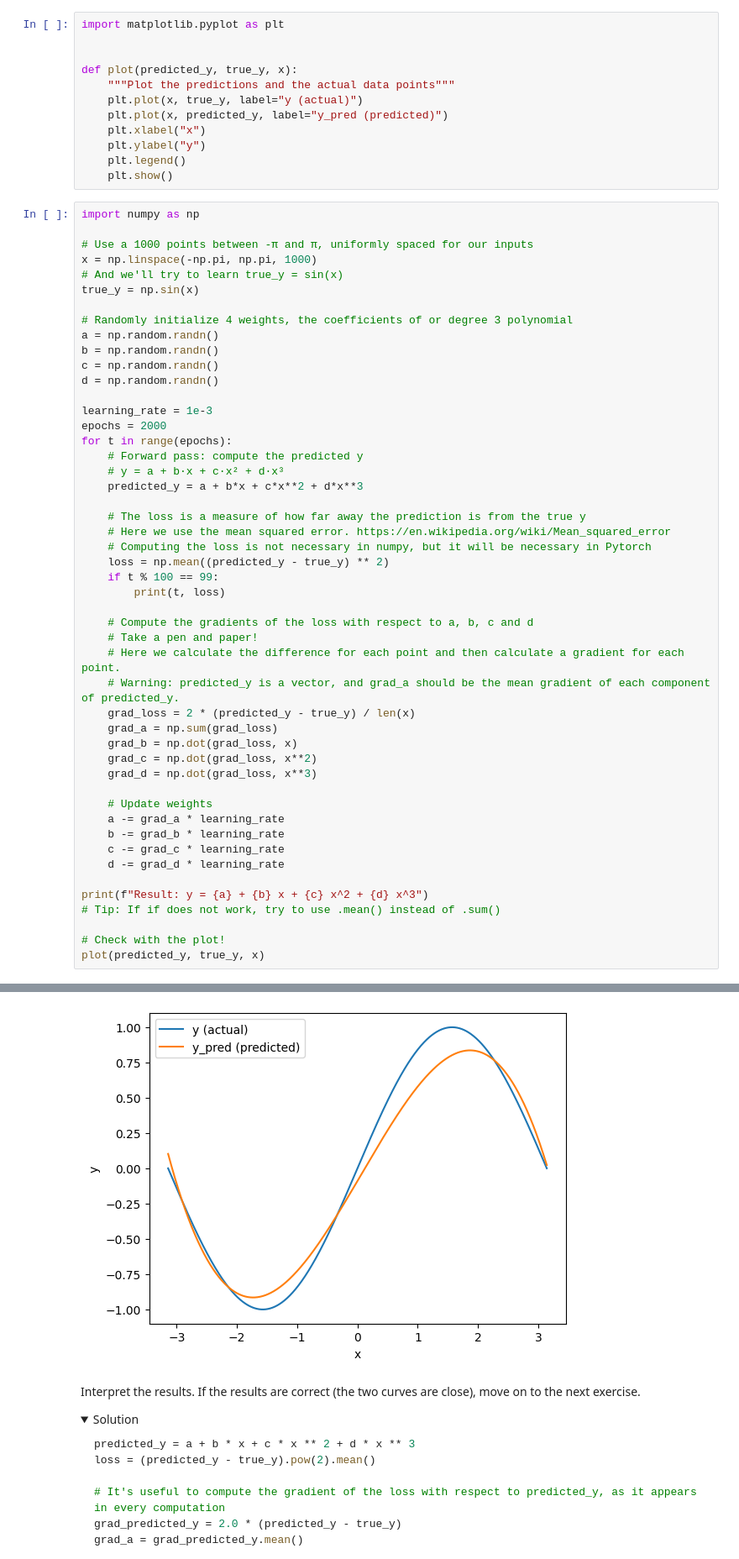
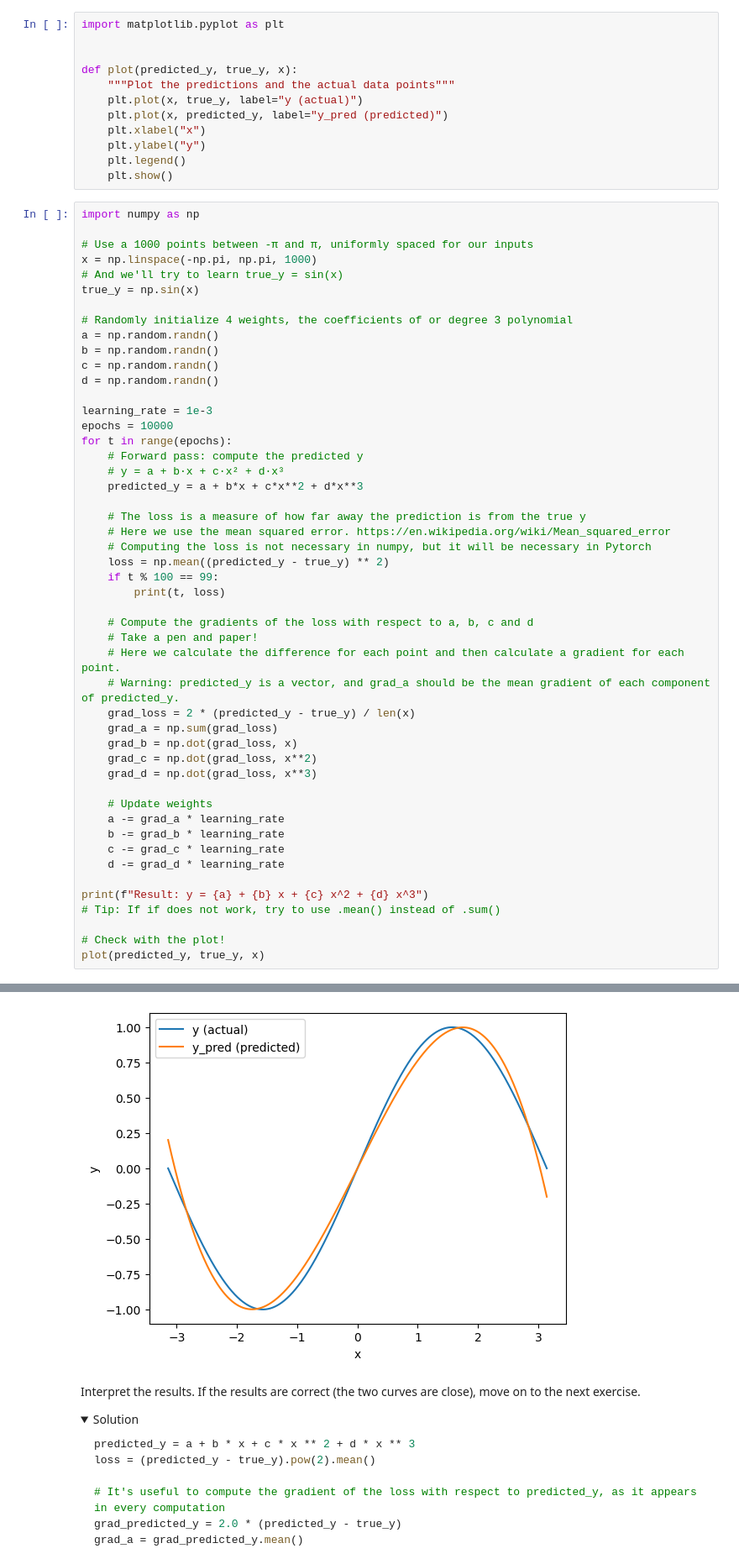
Before and after one commit to Informa-Tiger/AI-verstehen-Winteraka-2024-25, a Jupyter notebook: Hälfte 1/pytorch.ipynb, the cells around one changed output, grey strips where cells are left out. Shown at 84% size. Drawn from its saved outputs; the diff is of its cells as text; folded sections open.

```diff
--- a/Hälfte 1/pytorch.ipynb
+++ b/Hälfte 1/pytorch.ipynb
@@ -51,7 +51,7 @@ c = np.random.randn()
 d = np.random.randn()
 
 learning_rate = 1e-3
-epochs = 2000
+epochs = 10000
 for t in range(epochs):
     # Forward pass: compute the predicted y
     # y = a + b·x + c·x² + d·x³
@@ -106,4 +106,4 @@ Result: y = -0.08929478539698071 + 0.7289103365441492 x + 0.015388778927922163 x
-[figure, old version]
+[figure, new version]
 # %% [markdown]
 Interpret the results. If the results are correct (the two curves are close), move on to the next exercise.
 
```
Also changed, not shown: parts of 3 cells of this notebook.
